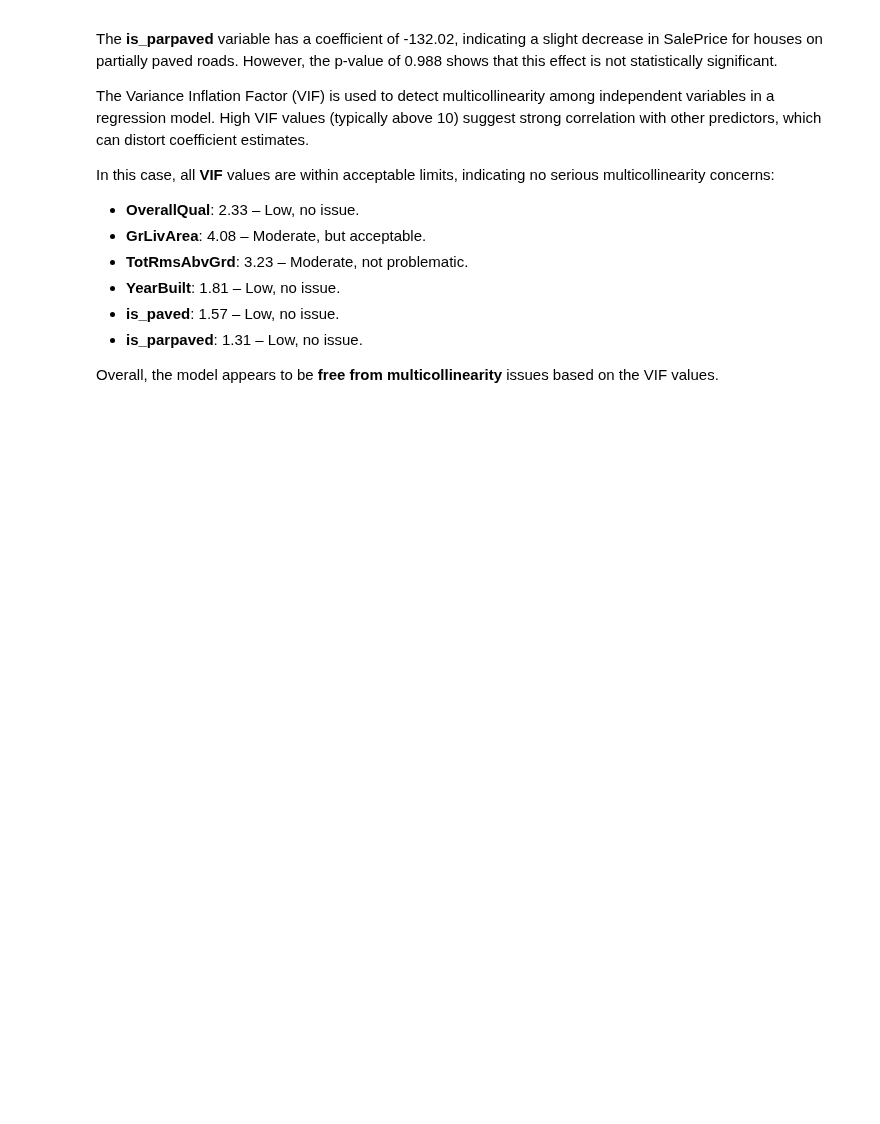
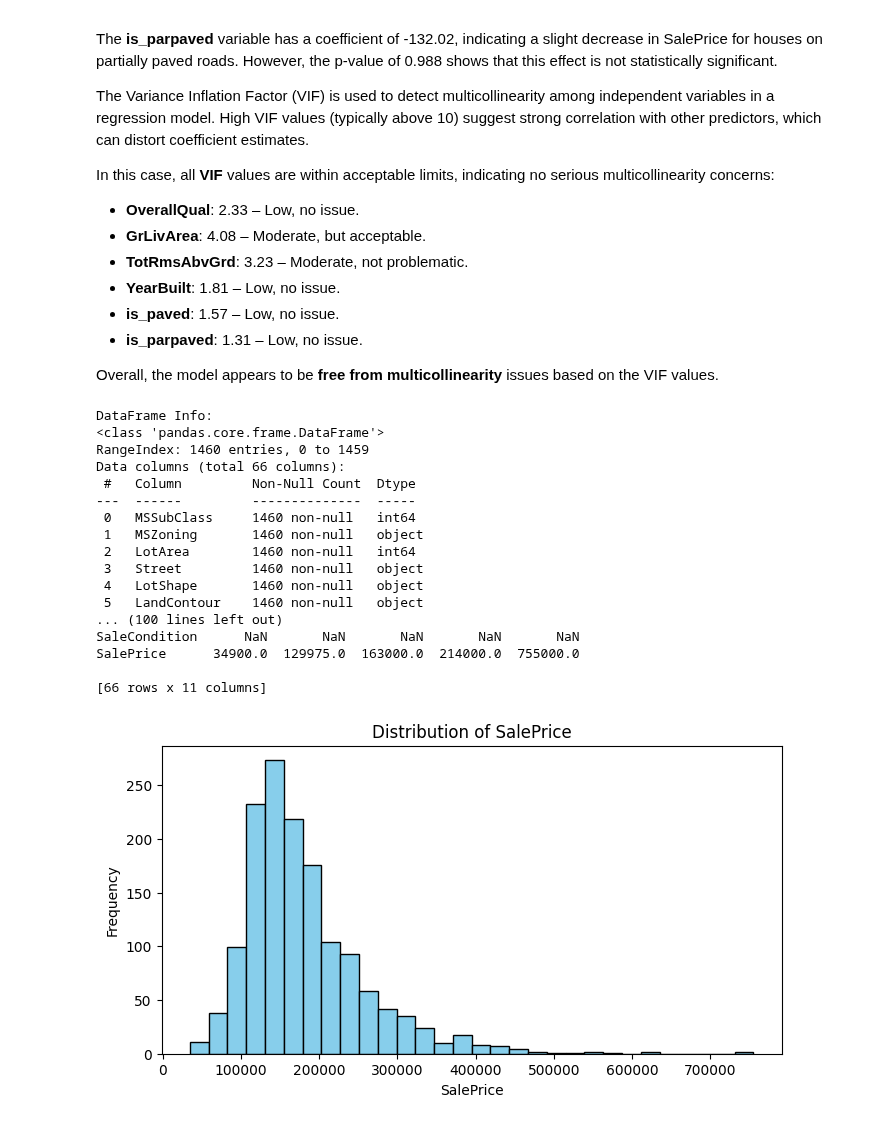
Before and after one commit to masumiuc/Unit-2-Capstone, a Jupyter notebook: Regression.ipynb, the cells around one changed output. Drawn from its saved outputs; the diff is of its cells as text; code cells hidden in the pictures; blank space fills up the shorter version.

```diff
--- a/Regression.ipynb
+++ b/Regression.ipynb
@@ -7,7 +7,7 @@ import os
 import pandas as pd
 
 def housePrice_data():
-    return pd.read_csv("House_Price_Train_Data.csv")
+    return pd.read_excel("House_Price_Train_Data.xlsx")
 df = housePrice_data()
 
 print(df.head())
@@ -213,3 +213,52 @@ In this case, all **VIF** values are within acceptable limits, indicating no ser
 - **is_parpaved**: 1.31 – Low, no issue.
 
 Overall, the model appears to be **free from multicollinearity** issues based on the VIF values.
+# %%
+# %pip install seaborn
+import seaborn as sns
+
+# Exploratory Data Analysis (EDA) for House_Price_Train_Data
+
+# Display basic info
+print("DataFrame Info:")
+df.info()
+print("\nMissing Values:\n", df.isnull().sum().sort_values(ascending=False).head(10))
+
+# Summary statistics
+print("\nSummary Statistics:")
+print(df.describe(include='all').T)
+
+# Distribution of target variable
+plt.figure(figsize=(8, 4))
+plt.hist(df['SalePrice'], bins=30, color='skyblue', edgecolor='black')
+plt.title('Distribution of SalePrice')
+plt.xlabel('SalePrice')
+plt.ylabel('Frequency')
+plt.show()
+
+# Correlation heatmap (top 10 correlated with SalePrice)
+corr = df.corr(numeric_only=True)
+top_corr = corr['SalePrice'].abs().sort_values(ascending=False).head(11).index
+plt.figure(figsize=(10, 8))
+sns.heatmap(df[top_corr].corr(), annot=True, cmap='coolwarm')
+plt.title('Top Correlations with SalePrice')
+plt.show()
+# %% [output]
+DataFrame Info:
+<class 'pandas.core.frame.DataFrame'>
+RangeIndex: 1460 entries, 0 to 1459
+Data columns (total 66 columns):
+ #   Column         Non-Null Count  Dtype
+---  ------         --------------  -----
+ 0   MSSubClass     1460 non-null   int64
+ 1   MSZoning       1460 non-null   object
+ 2   LotArea        1460 non-null   int64
+ 3   Street         1460 non-null   object
+ 4   LotShape       1460 non-null   object
+ 5   LandContour    1460 non-null   object
+... (100 lines left out)
+SaleCondition      NaN       NaN       NaN       NaN       NaN
+SalePrice      34900.0  129975.0  163000.0  214000.0  755000.0
+
+[66 rows x 11 columns]
+[figure, added]
```
Also changed, not shown: parts of 12 cells of this notebook, 2 other files.
